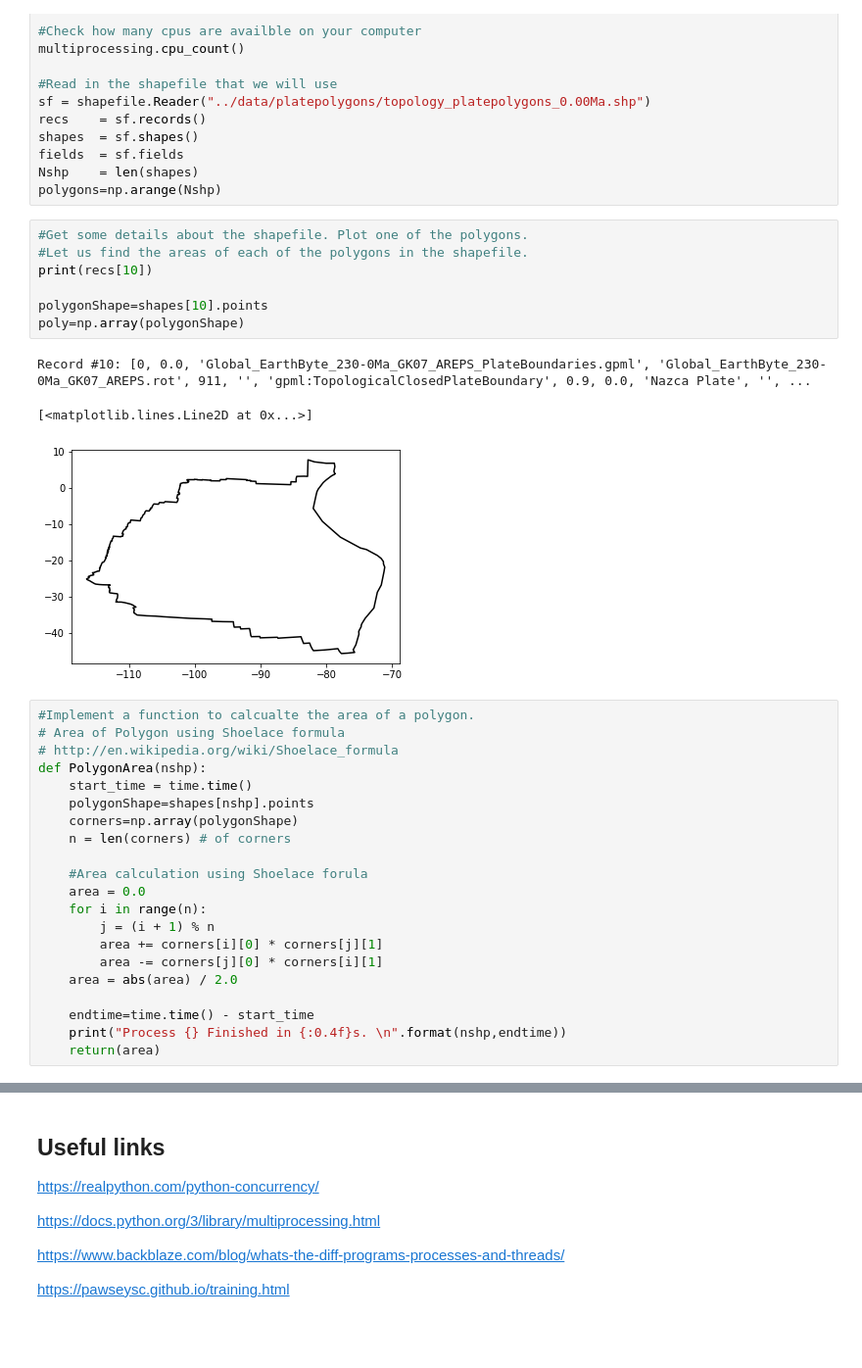
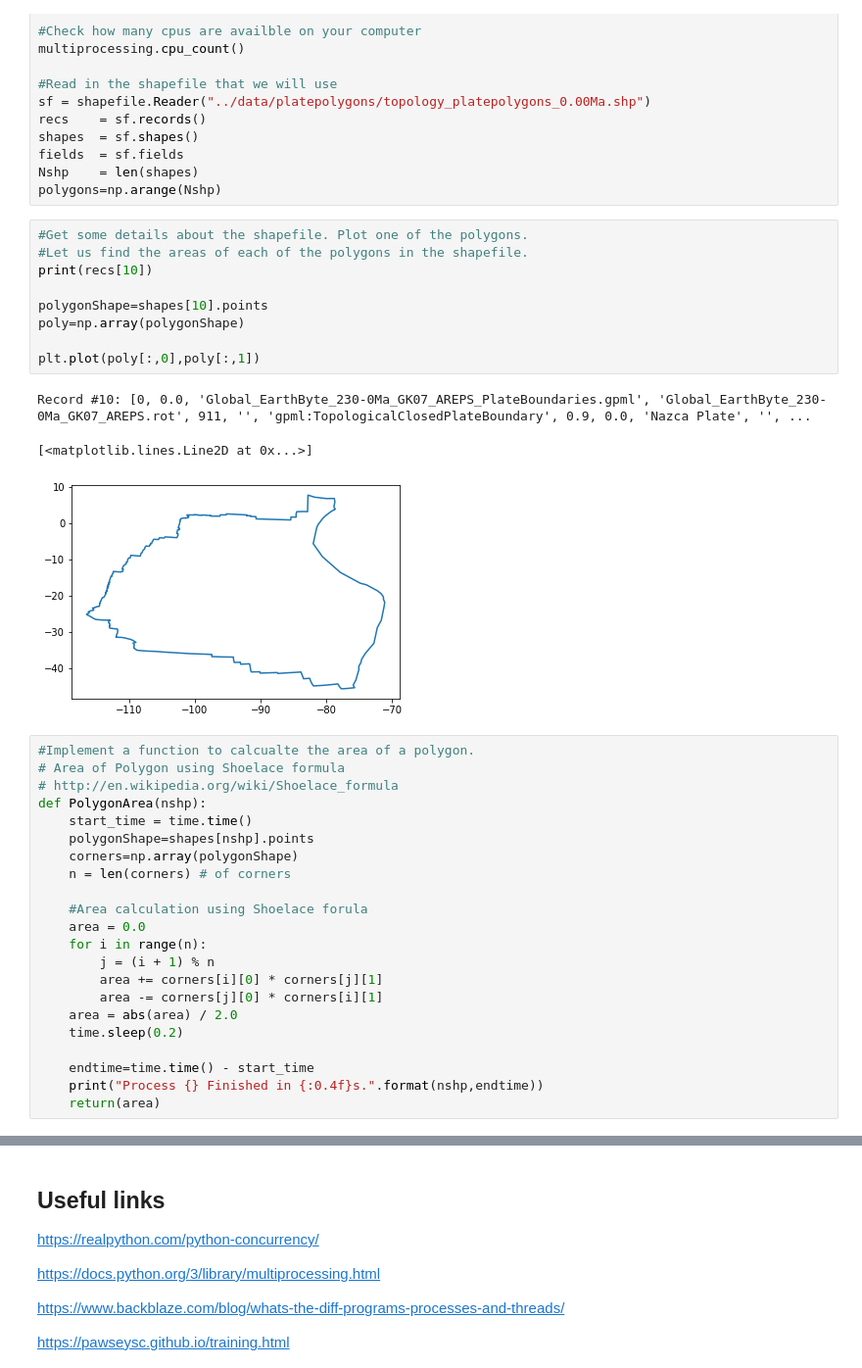
Before and after one commit to Sydney-Informatics-Hub/geopython, a Jupyter notebook: _ipynb/04a-SimpleSpeedUps.ipynb, the cells around one changed output, grey strips where cells are left out. Shown at 98% size. Cells and saved outputs as stored; diff of their text form; blank space fills up the shorter version.

```diff
--- a/_ipynb/04a-SimpleSpeedUps.ipynb
+++ b/_ipynb/04a-SimpleSpeedUps.ipynb
@@ -236,14 +236,16 @@ polygons=np.arange(Nshp)
 # %%
 #Get some details about the shapefile. Plot one of the polygons.
 #Let us find the areas of each of the polygons in the shapefile.
 print(recs[10])
 
 polygonShape=shapes[10].points
 poly=np.array(polygonShape)
+
+plt.plot(poly[:,0],poly[:,1])
 # %% [output]
 Record #10: [0, 0.0, 'Global_EarthByte_230-0Ma_GK07_AREPS_PlateBoundaries.gpml', 'Global_EarthByte_230-0Ma_GK07_AREPS.rot', 911, '', 'gpml:TopologicalClosedPlateBoundary', 0.9, 0.0, 'Nazca Plate', '', ...
 [<matplotlib.lines.Line2D at 0x...>]
-[figure, old version]
+[figure, new version]
 # %%
 #Implement a function to calcualte the area of a polygon.
 # Area of Polygon using Shoelace formula
@@ -261,9 +263,10 @@ def PolygonArea(nshp):
         area += corners[i][0] * corners[j][1]
         area -= corners[j][0] * corners[i][1]
     area = abs(area) / 2.0
+    time.sleep(0.2)
 
     endtime=time.time() - start_time
-    print("Process {} Finished in {:0.4f}s. \n".format(nshp,endtime))
+    print("Process {} Finished in {:0.4f}s.".format(nshp,endtime))
     return(area)
 # %%
 #Run the function for each polygon/plate in the shapefile:
```
Also changed, not shown: parts of 6 cells of this notebook, 8 other files.
